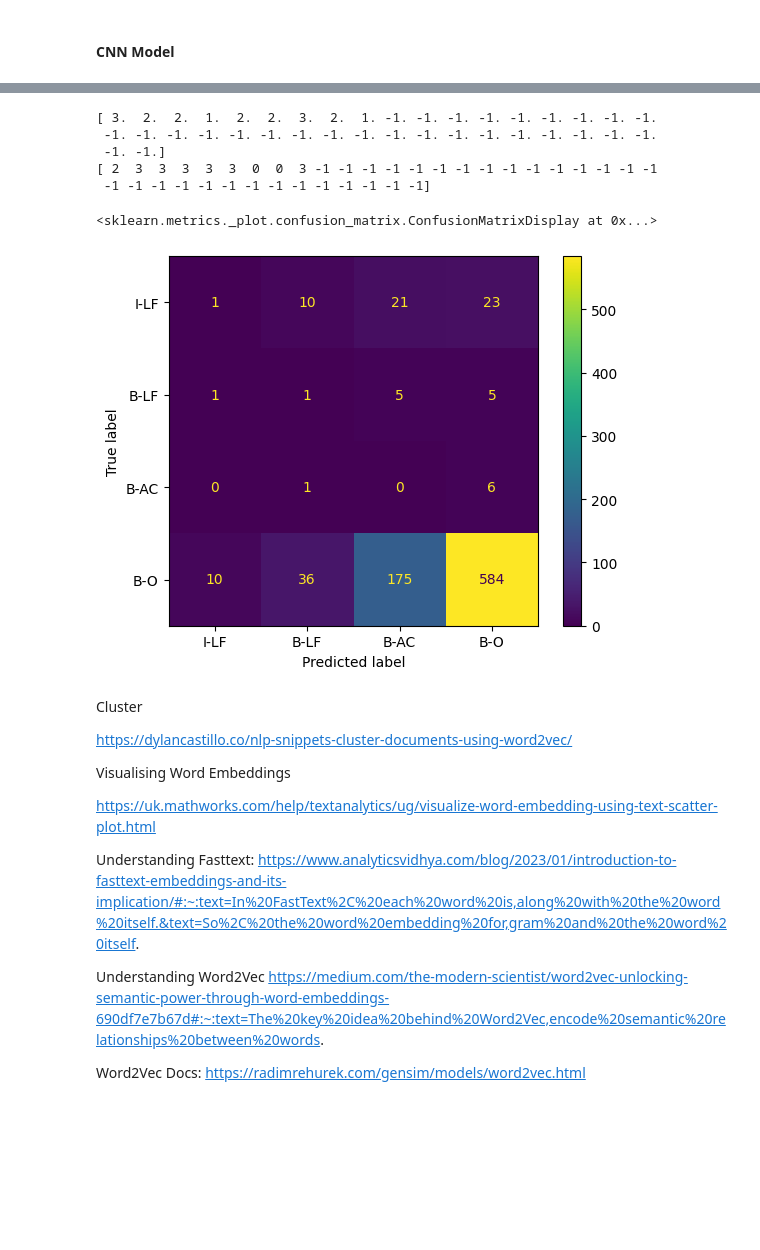
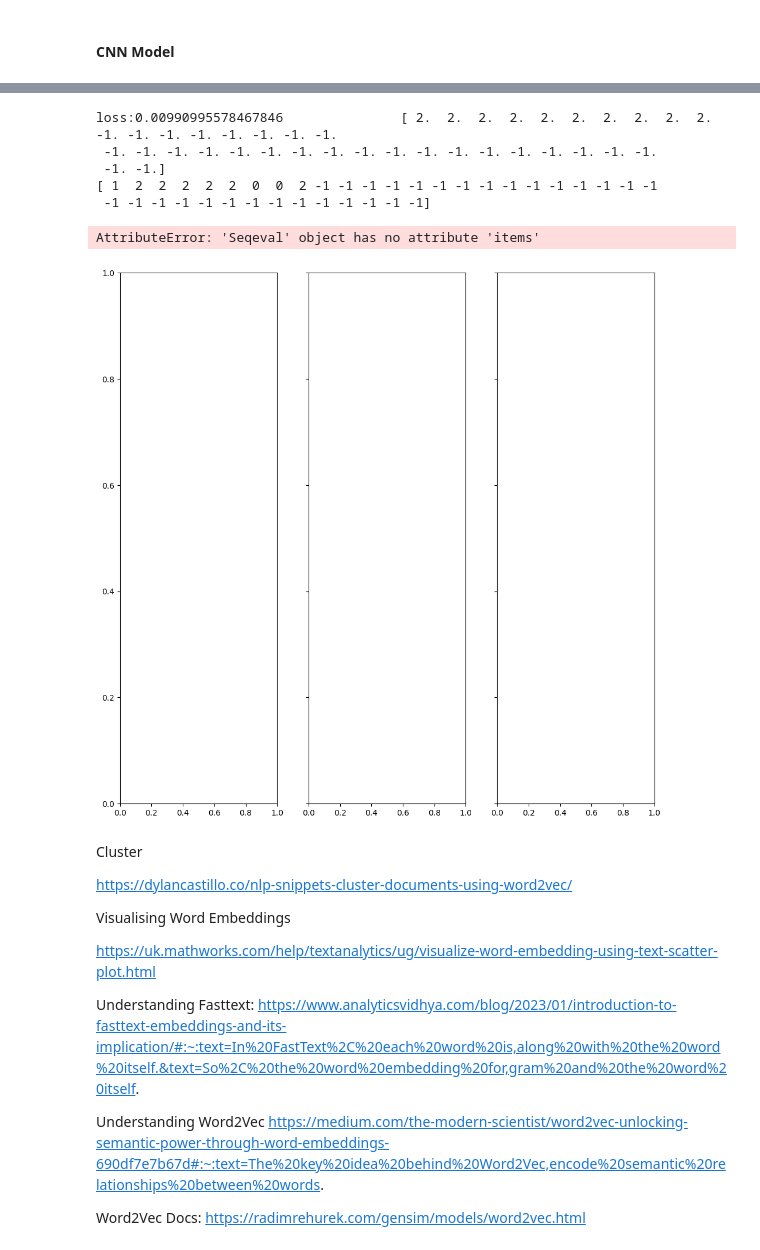
Before and after one commit to OliverKrieger/COM3029---NLP, a Jupyter notebook: cw/report/report_notebook.ipynb, the cells around one changed output, grey strips where cells are left out. Cells and saved outputs as stored; diff of their text form; code cells hidden in the pictures; blank space fills up the shorter version.

```diff
--- a/cw/report/report_notebook.ipynb
+++ b/cw/report/report_notebook.ipynb
@@ -1281,0 +1284,14 @@ disp.plot()
+# %%
+w2v_model_CBOW:Word2Vec = Word2Vec(token_lib, min_count=1, vector_size=word_vector_size, window=5)
+exp2_plots.append(exp2_pipeline(
+    w2v_model_CBOW,
+    train_collection,
+    test_collection,
+    validation_collection,
+    max_sentance_len,
+    pad_token,
+    pad_label_token,
+    "exp_2/w2v_cbow",
+    True,
+    tag_list
+))
@@ -1281,0 +1306,14 @@ disp.plot()
+# %%
+w2v_model_SGRAM = Word2Vec(token_lib, min_count=1, vector_size=word_vector_size, window=5, sg=1)
+exp2_plots.append(exp2_pipeline(
+    w2v_model_SGRAM,
+    train_collection,
+    test_collection,
+    validation_collection,
+    max_sentance_len,
+    pad_token,
+    pad_label_token,
+    "exp_2/w2v_cbow",
+    True,
+    tag_list
+))
@@ -1319,18 +1335,0 @@ loss:0.008976569399237633
-# %%
-ft_val_token_vec, ft_val_ner_vec = vectorise_tokens(ft_split_validation_collection, ft_model, max_token_row_size, pad_token, pad_label_token)
-
-ft_pred_labels, ft_true_labels = get_exp2_labels(ft_val_token_vec, ft_val_ner_vec)
-ft_pred_w2v_labels, ft_true_w2v_labels = exp2_idx_to_labels(ft_pred_labels, ft_true_labels, ft_split_validation_collection.ner_idx2label, pad_label_token)
-# %% [output]
-[ 3.  2.  2.  1.  2.  2.  3.  2.  1. -1. -1. -1. -1. -1. -1. -1. -1. -1.
- -1. -1. -1. -1. -1. -1. -1. -1. -1. -1. -1. -1. -1. -1. -1. -1. -1. -1.
- -1. -1.]
-[ 2  3  3  3  3  3  0  0  3 -1 -1 -1 -1 -1 -1 -1 -1 -1 -1 -1 -1 -1 -1 -1
- -1 -1 -1 -1 -1 -1 -1 -1 -1 -1 -1 -1 -1 -1]
-# %%
-ft_dataframe = labels_to_dataframe(ft_pred_w2v_labels, ft_true_w2v_labels, tag_list)
-disp = ConfusionMatrixDisplay(ft_dataframe.to_numpy(), display_labels=list(ft_dataframe.index))
-disp.plot()
-# %% [output]
-<sklearn.metrics._plot.confusion_matrix.ConfusionMatrixDisplay at 0x...>
-[figure, removed]
@@ -1340,3 +1336,29 @@ def exp2_run_and_plot() -> None:
+# %%
+ft_model:FastText = FastText(vector_size=word_vector_size, window=5, min_count=5, sentences=token_lib, epochs=100)
+exp2_plots.append(exp2_pipeline(
+    ft_model,
+    train_collection,
+    test_collection,
+    validation_collection,
+    max_sentance_len,
+    pad_token,
+    pad_label_token,
+    "exp_2/w2v_cbow",
+    True,
+    tag_list
+))
+# %% [output]
+loss:0.00990995578467846               [ 2.  2.  2.  2.  2.  2.  2.  2.  2.  2. -1. -1. -1. -1. -1. -1. -1. -1.
+ -1. -1. -1. -1. -1. -1. -1. -1. -1. -1. -1. -1. -1. -1. -1. -1. -1. -1.
+ -1. -1.]
+[ 1  2  2  2  2  2  0  0  2 -1 -1 -1 -1 -1 -1 -1 -1 -1 -1 -1 -1 -1 -1 -1
+ -1 -1 -1 -1 -1 -1 -1 -1 -1 -1 -1 -1 -1 -1]
+# %%
+
+plot_unified_graphs(exp2_plots)
+# %% [output]
+AttributeError: 'Seqeval' object has no attribute 'items'
+[figure, added]
 # %% [markdown]
 Cluster
 
```
Also changed, not shown: parts of 27 cells of this notebook.
